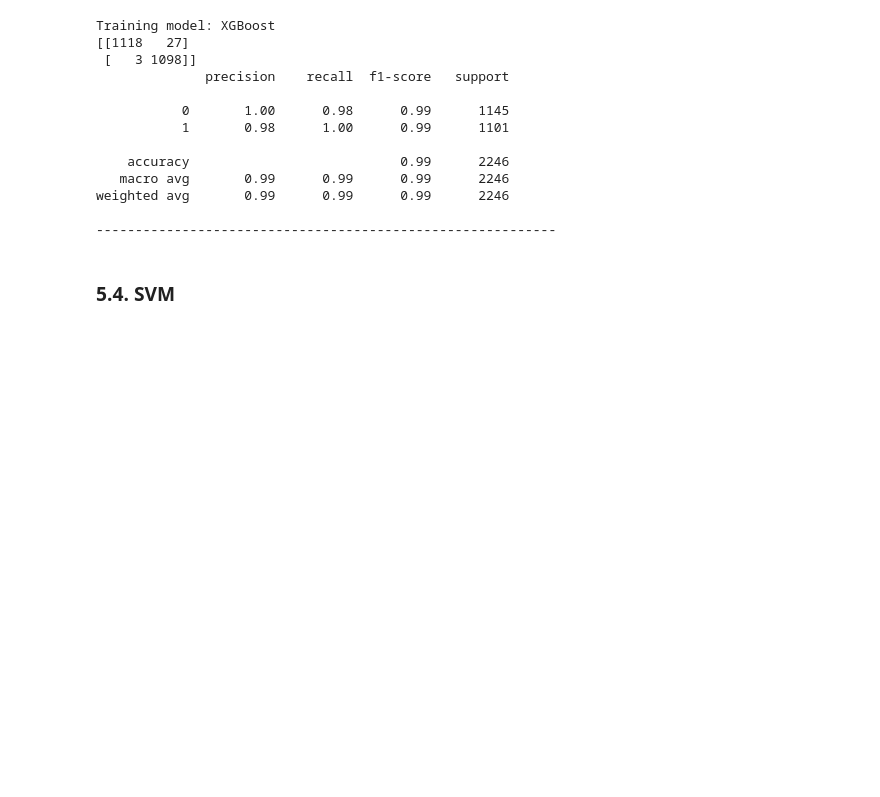
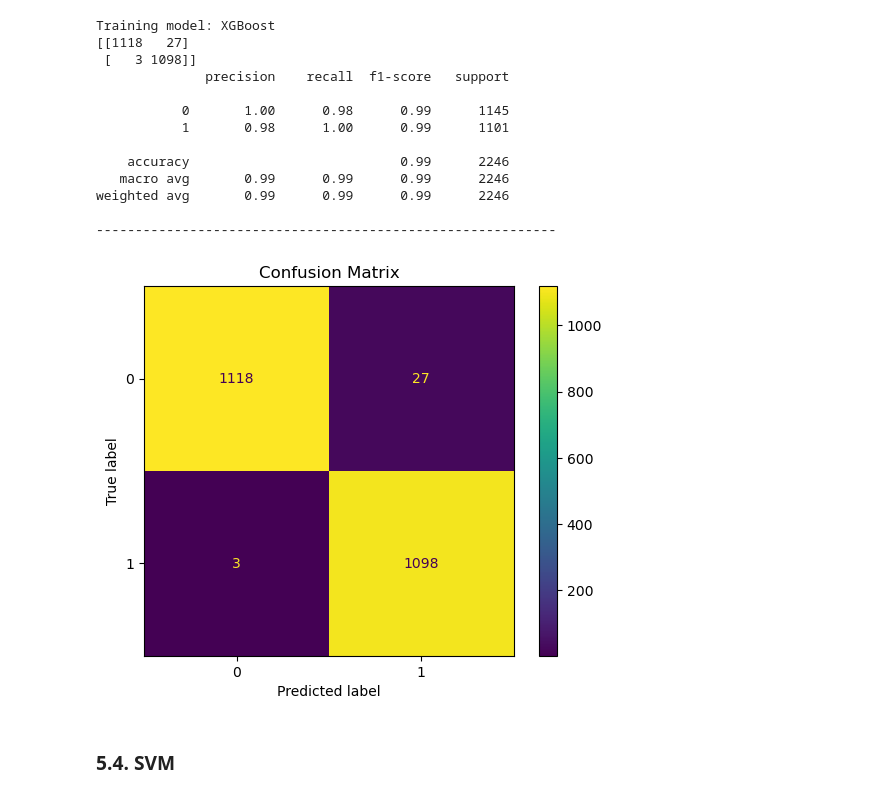
Before and after one commit to shekar-raja/exoplanet-detection-system-ml, a Jupyter notebook: Exoplanet Detection System.ipynb, the cells around one changed output. Cells and saved outputs as stored; diff of their text form; code cells hidden in the pictures; blank space fills up the shorter version.

```diff
--- a/Exoplanet Detection System.ipynb
+++ b/Exoplanet Detection System.ipynb
@@ -494,7 +523,7 @@ Cross-Validation Accuracy: 0.95 ± 0.00
 ### 5.3. XGBoost
 # %%
 xgb = XGBClassifier()
-buildModel(model=xgb, model_name="XGBoost")
+y_pred_xgb = buildModel(model=xgb, model_name="XGBoost")
 # %% [output]
 Training model: XGBoost
 [[1118   27]
@@ -509,6 +538,10 @@ Training model: XGBoost
 weighted avg       0.99      0.99      0.99      2246
 
 -----------------------------------------------------------
+# %%
+visualize_confusion_matrix(y_pred_xgb)
+# %% [output]
+[figure, added]
 # %% [markdown]
 ### 5.4. SVM
 # %%
```
Also changed, not shown: parts of 14 cells of this notebook.
